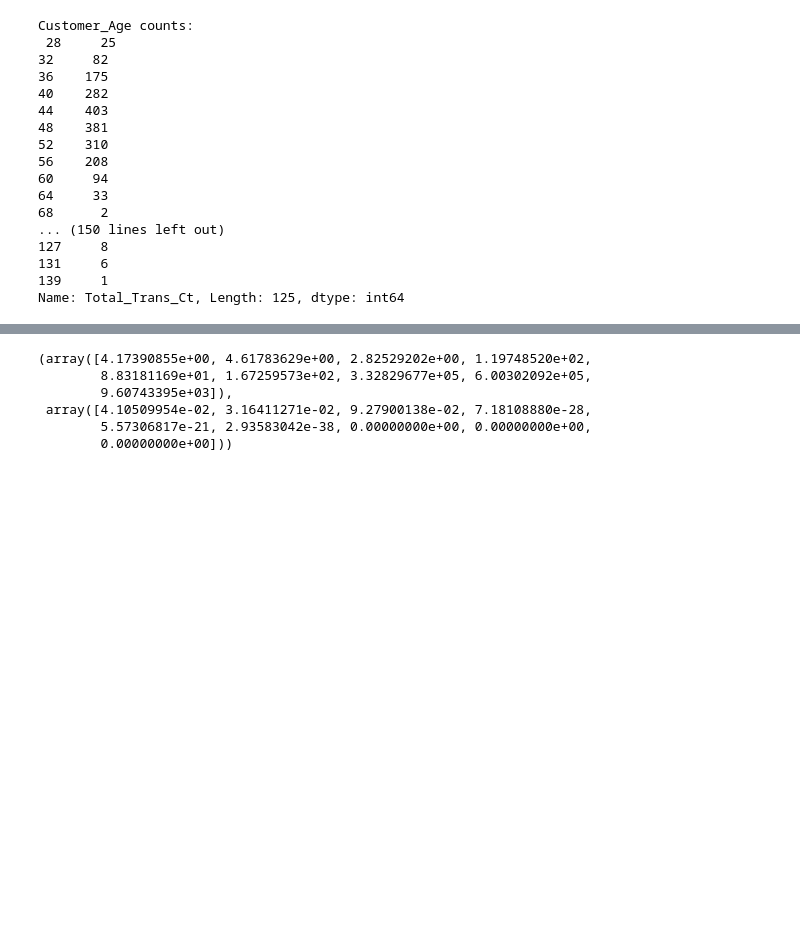
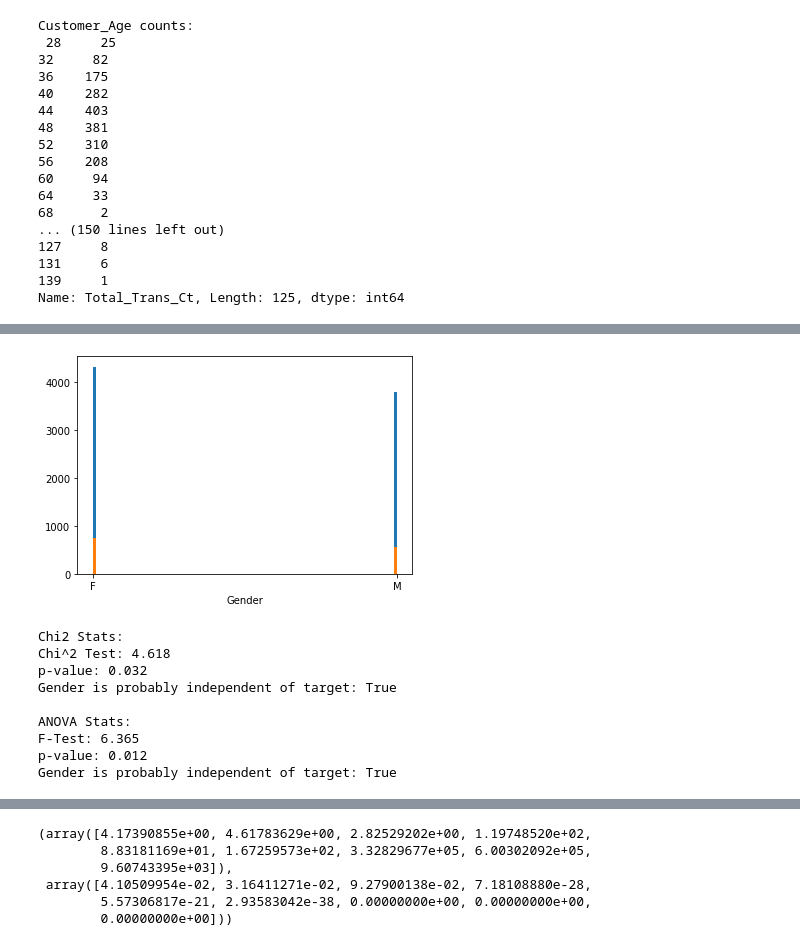
Before and after one commit to functorial/CreditCardCustomers, a Jupyter notebook: CreditCardCustomers.ipynb, the cells around one changed output, grey strips where cells are left out. Cells and saved outputs as stored; diff of their text form; code cells hidden in the pictures; blank space fills up the shorter version.

Commit message:
Add univariate analysis.

```diff
--- a/CreditCardCustomers.ipynb
+++ b/CreditCardCustomers.ipynb
@@ -579 +631,20 @@ def stacked_hist(feature:str, alpha=0.05):
+# %%
+def univariate_summary(feature:str, chi2_stats:dict=chi2_stats, anova_stats=anova_stats, alpha:float=0.05):
+    stacked_hist(feature)
+
+    chi2_stat, chi2_p = chi2_stats[feature]
+    chi2_is_ind = chi2_p < alpha
+
+    anova_stat, anova_p = anova_stats[feature]
+    anova_is_ind = anova_p < alpha
+
+    print('Chi2 Stats:')
+    print(f'Chi^2 Test: {chi2_stat:.3f}')
+    print(f'p-value: {chi2_p:.3f}')
+    print(f'{feature} is probably independent of target: {chi2_is_ind}\n')
+
+    print('ANOVA Stats:')
+    print(f'F-Test: {anova_stat:.3f}')
+    print(f'p-value: {anova_p:.3f}')
+    print(f'{feature} is probably independent of target: {anova_is_ind}')
 # %%
@@ -583 +663,14 @@ stacked_hist('Customer_Age')
+# %%
+univariate_summary('Gender')
+# %% [output]
+[figure, added]
+Chi2 Stats:
+Chi^2 Test: 4.618
+p-value: 0.032
+Gender is probably independent of target: True
+
+ANOVA Stats:
+F-Test: 6.365
+p-value: 0.012
+Gender is probably independent of target: True
 # %%
```
Also changed, not shown: parts of 24 cells of this notebook.
